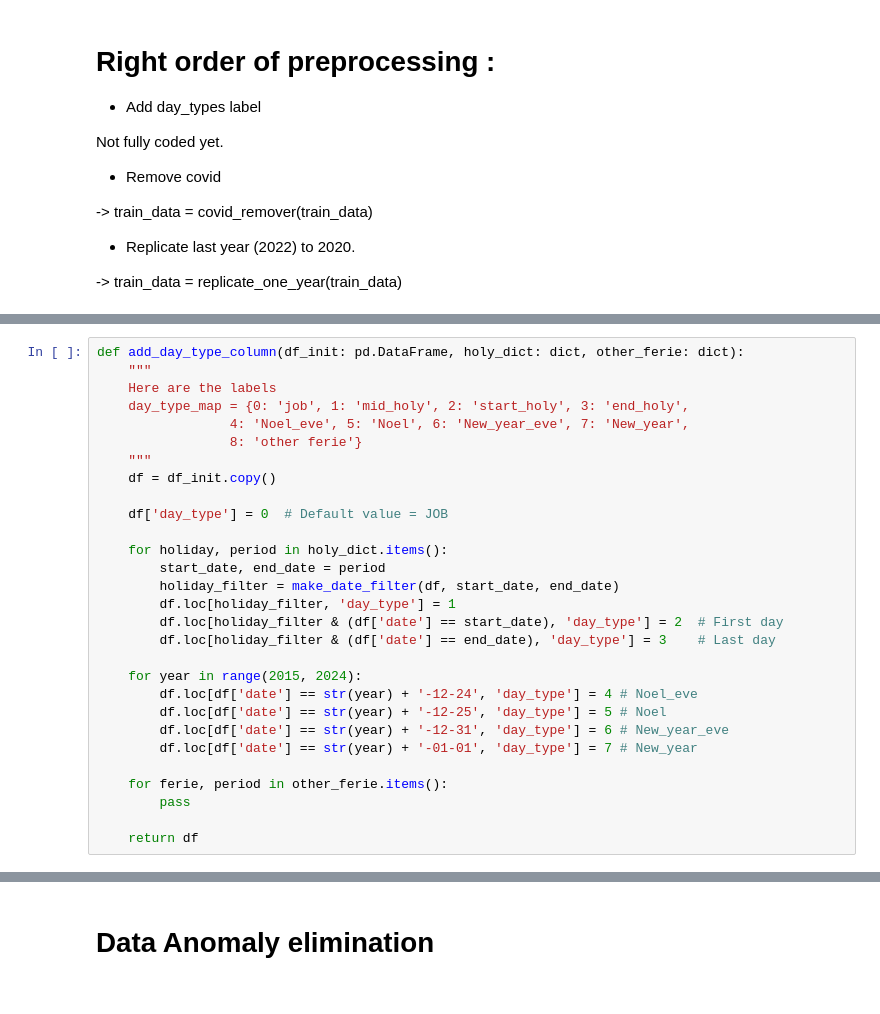
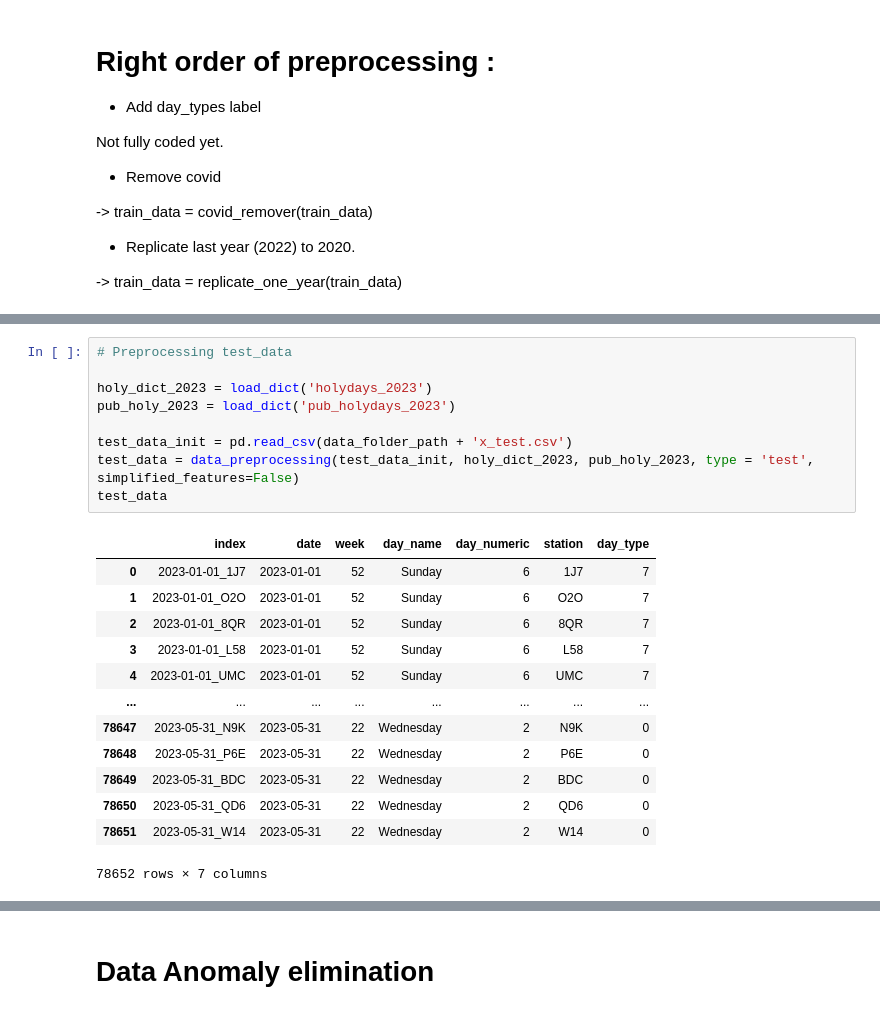
Before and after one commit to mathisemb/challenge_sncf_2024, a Jupyter notebook: utils/DataPreprocessing.ipynb, the cells around one changed output, grey strips where cells are left out. Cells and saved outputs as stored; diff of their text form.

```diff
--- a/utils/DataPreprocessing.ipynb
+++ b/utils/DataPreprocessing.ipynb
@@ -90,29 +22,0 @@ display_by_station(covid_replaced_data, stations=['BE1'], display_mode='dates')
-# %%
-def add_day_type_column(df_init: pd.DataFrame, holy_dict: dict, other_ferie: dict):
-    """
-    Here are the labels
-    day_type_map = {0: 'job', 1: 'mid_holy', 2: 'start_holy', 3: 'end_holy',
-                 4: 'Noel_eve', 5: 'Noel', 6: 'New_year_eve', 7: 'New_year',
-                 8: 'other ferie'}
-    """
-    df = df_init.copy()
-
-    df['day_type'] = 0  # Default value = JOB
-
-    for holiday, period in holy_dict.items():
-        start_date, end_date = period
-        holiday_filter = make_date_filter(df, start_date, end_date)
-        df.loc[holiday_filter, 'day_type'] = 1
-        df.loc[holiday_filter & (df['date'] == start_date), 'day_type'] = 2  # First day
-        df.loc[holiday_filter & (df['date'] == end_date), 'day_type'] = 3    # Last day
-
-    for year in range(2015, 2024):
-        df.loc[df['date'] == str(year) + '-12-24', 'day_type'] = 4 # Noel_eve
-        df.loc[df['date'] == str(year) + '-12-25', 'day_type'] = 5 # Noel
-        df.loc[df['date'] == str(year) + '-12-31', 'day_type'] = 6 # New_year_eve
-        df.loc[df['date'] == str(year) + '-01-01', 'day_type'] = 7 # New_year
-
-    for ferie, period in other_ferie.items():
-        pass
-
-    return df
@@ -118,0 +60,23 @@ def add_day_type_column(df_init: pd.DataFrame, holy_dict: dict, other_ferie: dic
+# %%
+# Preprocessing test_data
+
+holy_dict_2023 = load_dict('holydays_2023')
+pub_holy_2023 = load_dict('pub_holydays_2023')
+
+test_data_init = pd.read_csv(data_folder_path + 'x_test.csv')
+test_data = data_preprocessing(test_data_init, holy_dict_2023, pub_holy_2023, type = 'test', simplified_features=False)
+test_data
+# %% [output]
+|  | index | date | week | day_name | day_numeric | station | day_type |
+| 0 | 2023-01-01_1J7 | 2023-01-01 | 52 | Sunday | 6 | 1J7 | 7 |
+| 1 | 2023-01-01_O2O | 2023-01-01 | 52 | Sunday | 6 | O2O | 7 |
+| 2 | 2023-01-01_8QR | 2023-01-01 | 52 | Sunday | 6 | 8QR | 7 |
+| 3 | 2023-01-01_L58 | 2023-01-01 | 52 | Sunday | 6 | L58 | 7 |
+| 4 | 2023-01-01_UMC | 2023-01-01 | 52 | Sunday | 6 | UMC | 7 |
+| ... | ... | ... | ... | ... | ... | ... | ... |
+| 78647 | 2023-05-31_N9K | 2023-05-31 | 22 | Wednesday | 2 | N9K | 0 |
+| 78648 | 2023-05-31_P6E | 2023-05-31 | 22 | Wednesday | 2 | P6E | 0 |
+| 78649 | 2023-05-31_BDC | 2023-05-31 | 22 | Wednesday | 2 | BDC | 0 |
+| 78650 | 2023-05-31_QD6 | 2023-05-31 | 22 | Wednesday | 2 | QD6 | 0 |
+| 78651 | 2023-05-31_W14 | 2023-05-31 | 22 | Wednesday | 2 | W14 | 0 |
+78652 rows × 7 columns
```
Also changed, not shown: parts of 12 cells of this notebook, 42 other files.
